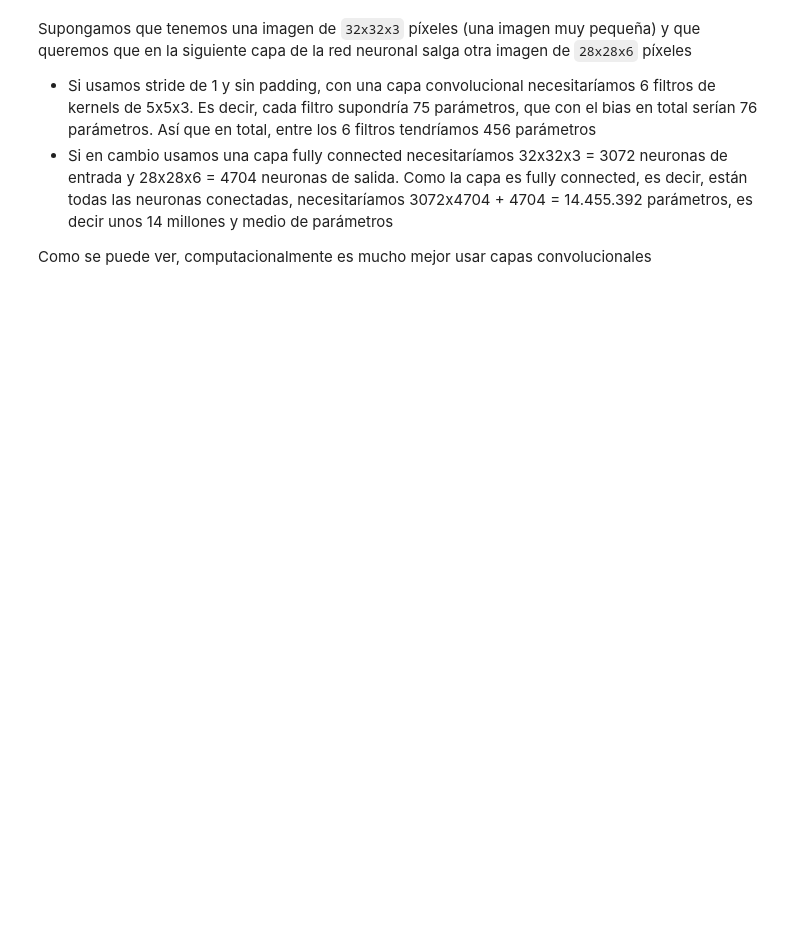
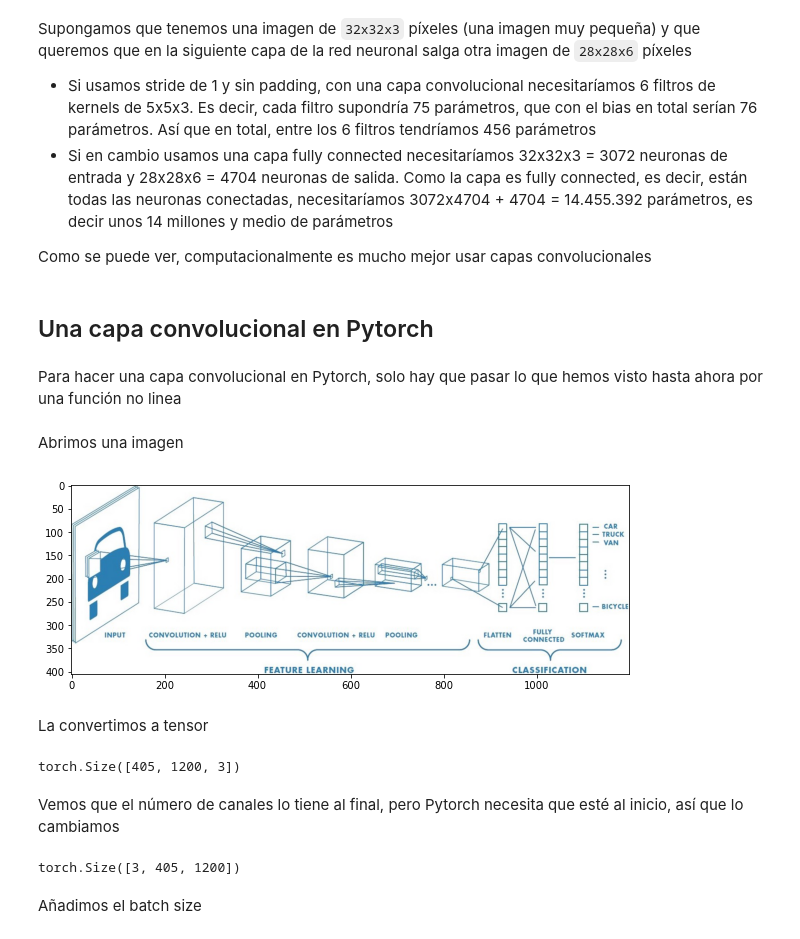
Before and after one commit to maximofn/Curso_Pytorch, a Jupyter notebook: 04 Redes convolucionales/08 Una capa convolucional.ipynb, the cells around one changed output. Cells and saved outputs as stored; diff of their text form; code cells hidden in the pictures; blank space fills up the shorter version.

Commit message:
Se termina de poner cómo hacer las cosas en Pytorch en los primeros notebooks

```diff
--- a/04 Redes convolucionales/08 Una capa convolucional.ipynb
+++ b/04 Redes convolucionales/08 Una capa convolucional.ipynb
@@ -13,3 +13,39 @@ Supongamos que tenemos una imagen de `32x32x3` píxeles (una imagen muy pequeña
  * Si en cambio usamos una capa fully connected necesitaríamos 32x32x3 = 3072 neuronas de entrada y 28x28x6 = 4704 neuronas de salida. Como la capa es fully connected, es decir, están todas las neuronas conectadas, necesitaríamos 3072x4704 + 4704 = 14.455.392 parámetros, es decir unos 14 millones y medio de parámetros
 
 Como se puede ver, computacionalmente es mucho mejor usar capas convolucionales
+# %% [markdown]
+## Una capa convolucional en Pytorch
+# %% [markdown]
+Para hacer una capa convolucional en Pytorch, solo hay que pasar lo que hemos visto hasta ahora por una función no linea
+# %% [markdown]
+Abrimos una imagen
+# %%
+from PIL import Image
+import matplotlib.pyplot as plt
+
+img = Image.open('Imagenes/CNN.jpeg')
+fig = plt.figure(figsize=(10, 10))
+plt.imshow(img)
+plt.show()
+# %% [output]
+[figure, added]
+# %% [markdown]
+La convertimos a tensor
+# %%
+import numpy as np
+import torch
+
+array = np.array(img)
+tensor = torch.from_numpy(array)
+tensor.shape
+# %% [output]
+torch.Size([405, 1200, 3])
+# %% [markdown]
+Vemos que el número de canales lo tiene al final, pero Pytorch necesita que esté al inicio, así que lo cambiamos
+# %%
+tensor = tensor.permute(2, 0, 1)
+tensor.shape
+# %% [output]
+torch.Size([3, 405, 1200])
+# %% [markdown]
+Añadimos el batch size
```
Also changed, not shown: parts of 9 cells of this notebook, 4 other files.
